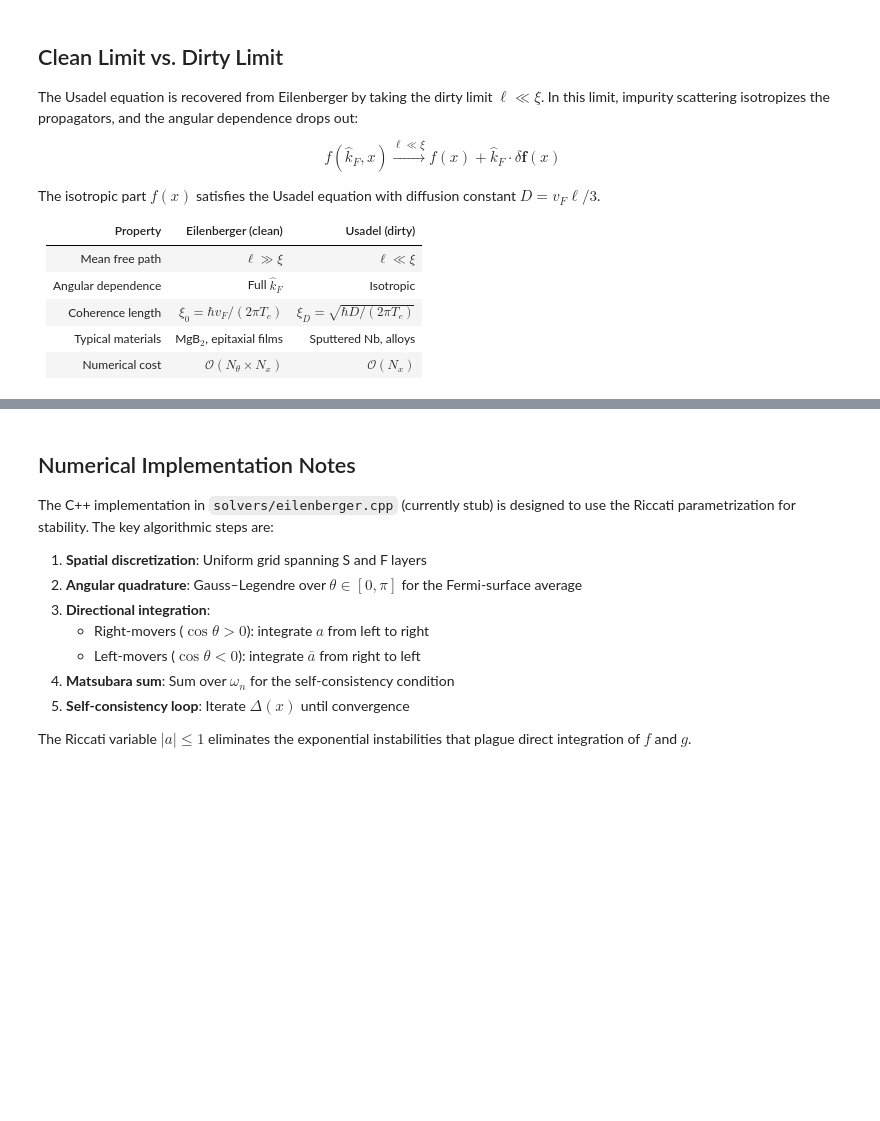
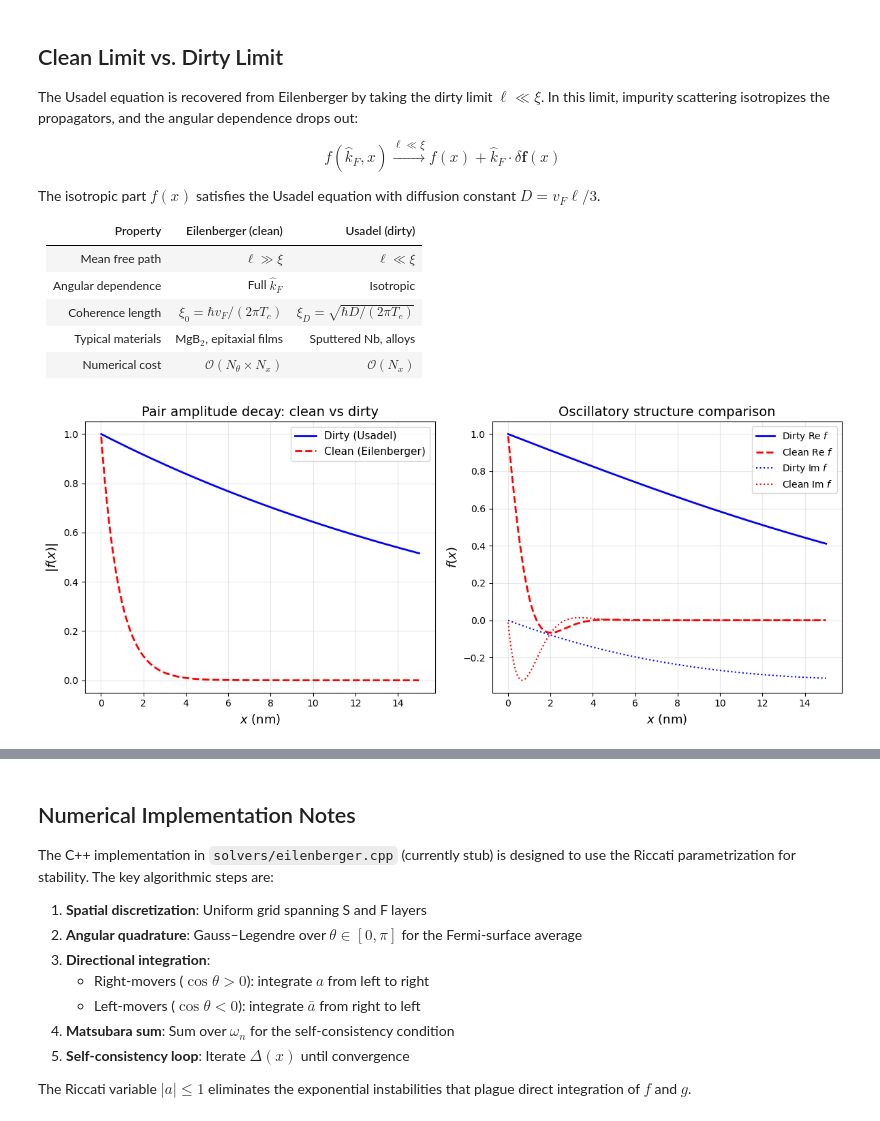
Before and after one commit to seanstarks-hub/SUPERMag-Simulation-Suite, a Jupyter notebook: docs/theory/eilenberger.ipynb, the cells around one changed output, grey strips where cells are left out. Saved outputs shown, nothing was run; the diff lists cells and outputs as text; code cells hidden in the pictures; blank space fills up the shorter version.

```diff
--- a/docs/theory/eilenberger.ipynb
+++ b/docs/theory/eilenberger.ipynb
@@ -312,51 +316,43 @@ constant $D = v_F \ell / 3$.
 | Numerical cost | $\mathcal{O}(N_\theta \times N_x)$ | $\mathcal{O}(N_x)$ |
 # %%
 # Comparison: clean (Eilenberger) vs dirty (Usadel) pair amplitude decay in F
-# Analytic approximations overlaid with supermag API results
 import numpy as np
 import matplotlib.pyplot as plt
-import supermag
 
-Tc0 = 9.2; d_S = 30.0; d_F = 15.0
-xi_S = 38.0; xi_F = 1.0; E_ex = 50.0
-
-# --- Analytic approximations ---
 x = np.linspace(0.01, 15, 500)  # nm into F layer
-E_ex_K = E_ex * 11.6
+E_ex_K = 50 * 11.6
 T = 4.0
 omega_1 = np.pi * T
-hbar_D_kB = 3.04e5  # nm²·K
-hbar_vF = 500.0      # nm·K
 
+# Dirty limit (Usadel): exponential decay with complex kappa
+hbar_D_kB = 3.04e5  # nm^2·K
 kappa_dirty = np.sqrt(2 * (omega_1 + 1j * E_ex_K) / hbar_D_kB)
 f_dirty = np.exp(-kappa_dirty * x)
+
+# Clean limit (Eilenberger): decay length scale = hbar v_F / (2 E_ex)
+hbar_vF = 500.0  # nm·K
 xi_clean = hbar_vF / (2 * E_ex_K)
 f_clean = np.exp(-(1 + 1j) * x / (2 * xi_clean))
 
-# --- API comparison ---
-x_eil, f_eil = supermag.eilenberger.solve(Tc0, d_S, d_F, xi_S, E_ex, n_grid=400)
-x_usa, f_usa = supermag.usadel.solve(Tc0, d_S, d_F, xi_S, xi_F, E_ex, n_grid=400)
+fig, axes = plt.subplots(1, 2, figsize=(12, 5))
 
-fig, axes = plt.subplots(1, 2, figsize=(14, 5))
-
-# Left: analytic decay envelopes
-axes[0].plot(x, np.abs(f_dirty), 'b-', lw=2, label='Dirty (analytic)')
-axes[0].plot(x, np.abs(f_clean), 'r--', lw=2, label='Clean (analytic)')
+axes[0].plot(x, np.abs(f_dirty), 'b-', lw=2, label='Dirty (Usadel)')
+axes[0].plot(x, np.abs(f_clean), 'r--', lw=2, label='Clean (Eilenberger)')
 axes[0].set_xlabel('$x$ (nm)', fontsize=13)
 axes[0].set_ylabel(r'$|f(x)|$', fontsize=13)
-axes[0].set_title('Analytic decay envelopes', fontsize=14)
+axes[0].set_title('Pair amplitude decay: clean vs dirty', fontsize=14)
 axes[0].legend(fontsize=11); axes[0].grid(True, alpha=0.3)
 
-# Right: full solver comparison via the API
-f_eil_norm = f_eil / max(f_eil)
-f_usa_norm = f_usa / max(f_usa)
-axes[1].plot(x_eil, f_eil_norm, 'r-', lw=2, label='Eilenberger (clean) — API')
-axes[1].plot(x_usa, f_usa_norm, 'b--', lw=2, label='Usadel (dirty) — API')
-axes[1].axvline(0, ls=':', color='grey', alpha=0.5)
+axes[1].plot(x, f_dirty.real, 'b-', lw=2, label='Dirty Re $f$')
+axes[1].plot(x, f_clean.real, 'r--', lw=2, label='Clean Re $f$')
+axes[1].plot(x, f_dirty.imag, 'b:', lw=1.5, label='Dirty Im $f$')
+axes[1].plot(x, f_clean.imag, 'r:', lw=1.5, label='Clean Im $f$')
 axes[1].set_xlabel('$x$ (nm)', fontsize=13)
-axes[1].set_ylabel('Normalised pair amplitude', fontsize=13)
-axes[1].set_title('API comparison: clean vs dirty', fontsize=14)
-axes[1].legend(fontsize=11); axes[1].grid(True, alpha=0.3)
+axes[1].set_ylabel(r'$f(x)$', fontsize=13)
+axes[1].set_title('Oscillatory structure comparison', fontsize=14)
+axes[1].legend(fontsize=10); axes[1].grid(True, alpha=0.3)
 
 fig.tight_layout(); plt.show()
+# %% [output]
+[figure, added]
 # %%
```
Also changed, not shown: parts of 3 cells of this notebook, 4 other files.
